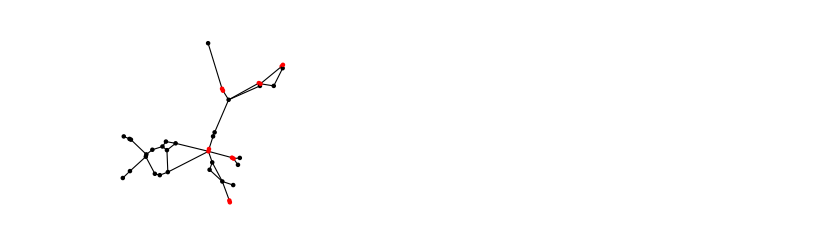
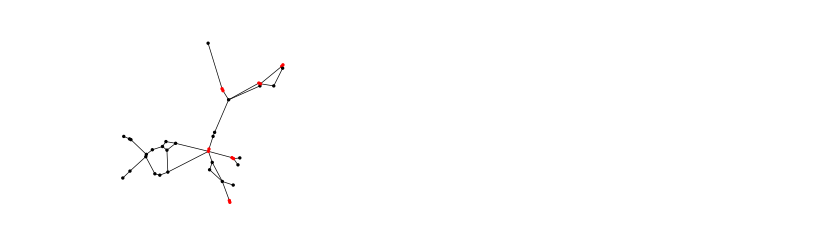
Before and after one commit to kaarthiksundar/ExistenceGasFlowRuns, a Jupyter notebook: src/python/plot-GasLib-40.ipynb, the cells around one changed output. Saved outputs shown, nothing was run; the diff lists cells and outputs as text; code cells hidden in the pictures.

```diff
--- a/src/python/plot-GasLib-40.ipynb
+++ b/src/python/plot-GasLib-40.ipynb
@@ -43,33 +43,33 @@ from itertools import chain
 compressor_node_data = list(map(lambda x: [x[1], x[2]], compressor_data))
 compressor_nodes = list(set(chain.from_iterable(compressor_node_data)))
 
 for (i, x, y) in node_data:
     G.add_node(i, pos=(x, y))
 
 color_map = []
 for node in G:
     if node in compressor_nodes:
         color_map.append('red')
     else:
         color_map.append('black')
 
 # Get the positions of the nodes
 pos = nx.get_node_attributes(G, 'pos')
 color = nx.get_node_attributes(G, 'color')
 
 fr_nodes = list(map(lambda x: x[1], pipe_data))
 to_nodes = list(map(lambda x: x[2], pipe_data))
 fr_nodes += list(map(lambda x: x[1], compressor_data))
 to_nodes += list(map(lambda x: x[2], compressor_data))
 
 # Add edges
 edges = zip(fr_nodes, to_nodes)
 G.add_edges_from(edges)
 
 fig.set_size_inches(2.5, 2.5)
-nx.draw(G, pos=pos, node_color=color_map, node_size=5, width=0.8)
-plt.savefig('GasLib-40.pdf')
+nx.draw(G, pos=pos, node_color=color_map, node_size=2, width=0.5)
+plt.savefig('GasLib40.pdf')
 
 plt.show()
 # %% [output]
-[figure, old version]
+[figure, new version]
```
Also changed, not shown: 9 other files.
